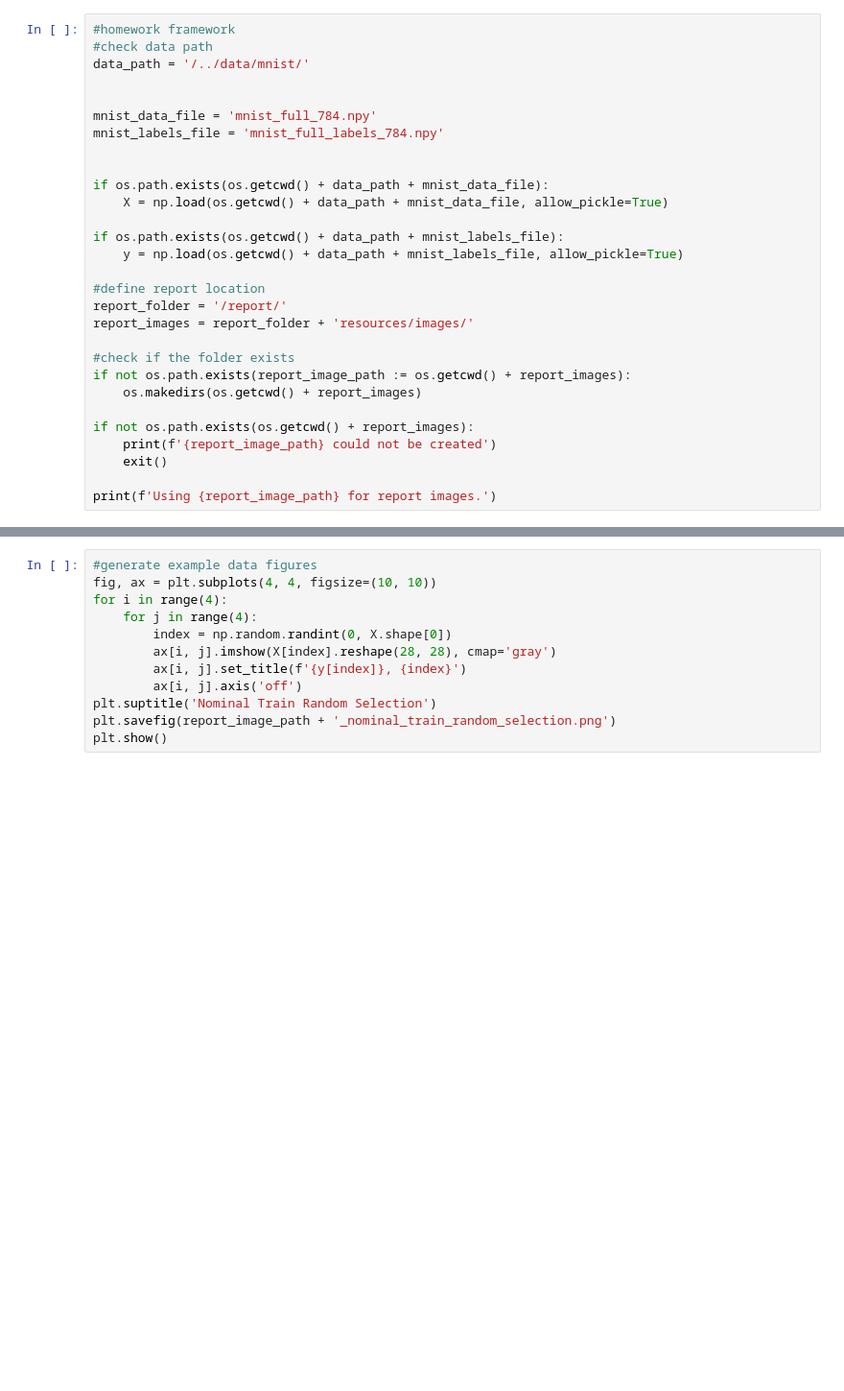
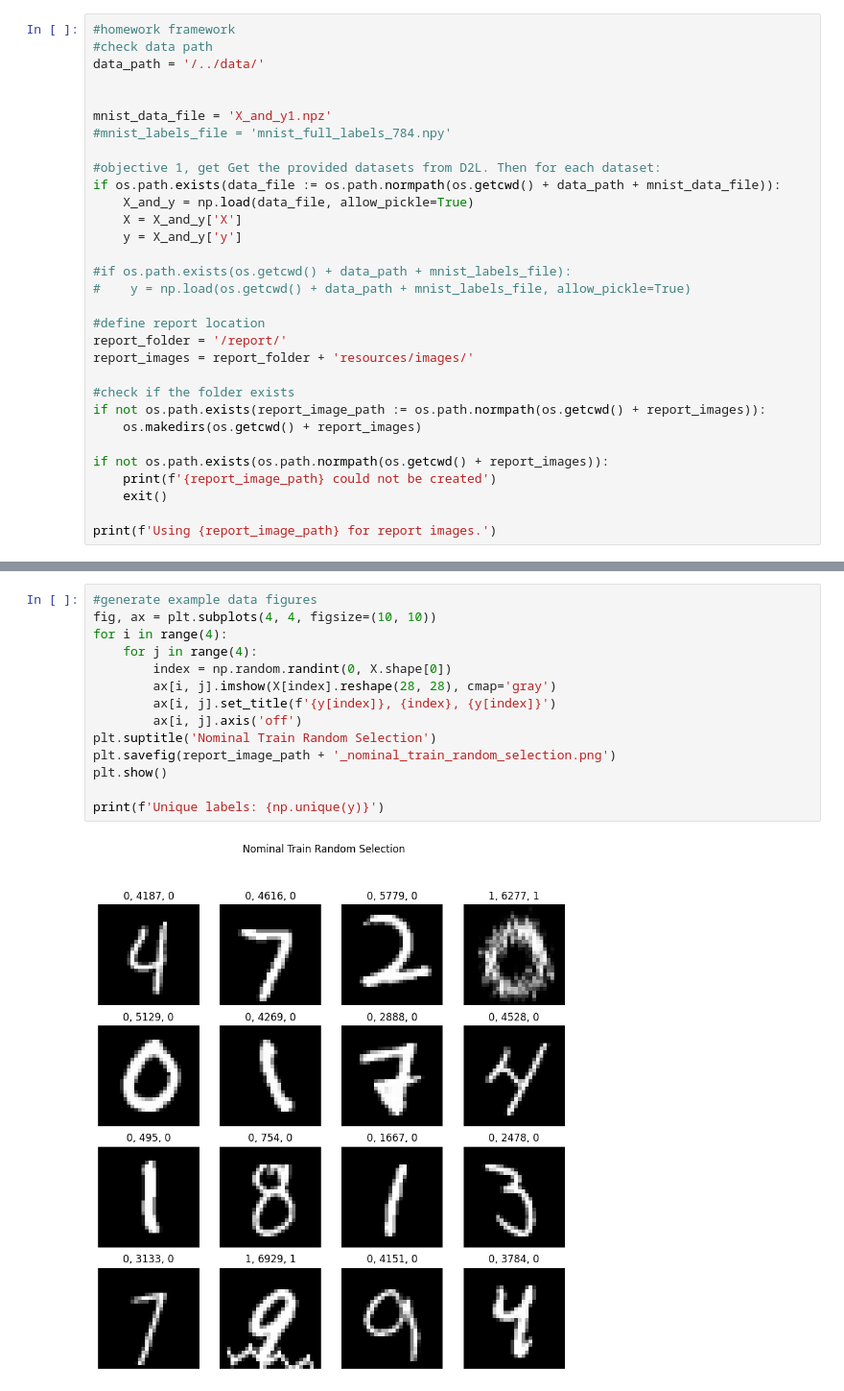
Before and after one commit to krisrjensen/csc730, a Jupyter notebook: assignment 9/csc730_assignment_9_kj.ipynb, the cells around one changed output, grey strips where cells are left out. Shown at 96% size. Drawn from its saved outputs; the diff is of its cells as text; blank space fills up the shorter version.

```diff
--- a/assignment 9/csc730_assignment_9_kj.ipynb
+++ b/assignment 9/csc730_assignment_9_kj.ipynb
@@ -28,28 +45,30 @@ from datetime import datetime
 # %%
 #homework framework
 #check data path
-data_path = '/../data/mnist/'
+data_path = '/../data/'
 
 
-mnist_data_file = 'mnist_full_784.npy'
-mnist_labels_file = 'mnist_full_labels_784.npy'
+mnist_data_file = 'X_and_y1.npz'
+#mnist_labels_file = 'mnist_full_labels_784.npy'
 
+#objective 1, get Get the provided datasets from D2L. Then for each dataset:
+if os.path.exists(data_file := os.path.normpath(os.getcwd() + data_path + mnist_data_file)):
+    X_and_y = np.load(data_file, allow_pickle=True)
+    X = X_and_y['X']
+    y = X_and_y['y']
 
-if os.path.exists(os.getcwd() + data_path + mnist_data_file):
-    X = np.load(os.getcwd() + data_path + mnist_data_file, allow_pickle=True)
-
-if os.path.exists(os.getcwd() + data_path + mnist_labels_file):
-    y = np.load(os.getcwd() + data_path + mnist_labels_file, allow_pickle=True)
+#if os.path.exists(os.getcwd() + data_path + mnist_labels_file):
+#    y = np.load(os.getcwd() + data_path + mnist_labels_file, allow_pickle=True)
 
 #define report location
 report_folder = '/report/'
 report_images = report_folder + 'resources/images/'
 
 #check if the folder exists
-if not os.path.exists(report_image_path := os.getcwd() + report_images):
+if not os.path.exists(report_image_path := os.path.normpath(os.getcwd() + report_images)):
     os.makedirs(os.getcwd() + report_images)
 
-if not os.path.exists(os.getcwd() + report_images):
+if not os.path.exists(os.path.normpath(os.getcwd() + report_images)):
     print(f'{report_image_path} could not be created')
     exit()
 
@@ -57,12 +78,16 @@ print(f'Using {report_image_path} for report images.')
 # %%
 #generate example data figures
 fig, ax = plt.subplots(4, 4, figsize=(10, 10))
 for i in range(4):
     for j in range(4):
         index = np.random.randint(0, X.shape[0])
         ax[i, j].imshow(X[index].reshape(28, 28), cmap='gray')
-        ax[i, j].set_title(f'{y[index]}, {index}')
+        ax[i, j].set_title(f'{y[index]}, {index}, {y[index]}')
         ax[i, j].axis('off')
 plt.suptitle('Nominal Train Random Selection')
 plt.savefig(report_image_path + '_nominal_train_random_selection.png')
 plt.show()
+
+print(f'Unique labels: {np.unique(y)}')
+# %% [output]
+[figure, added]
```
Also changed, not shown: parts of 7 cells of this notebook, 4 other files.
